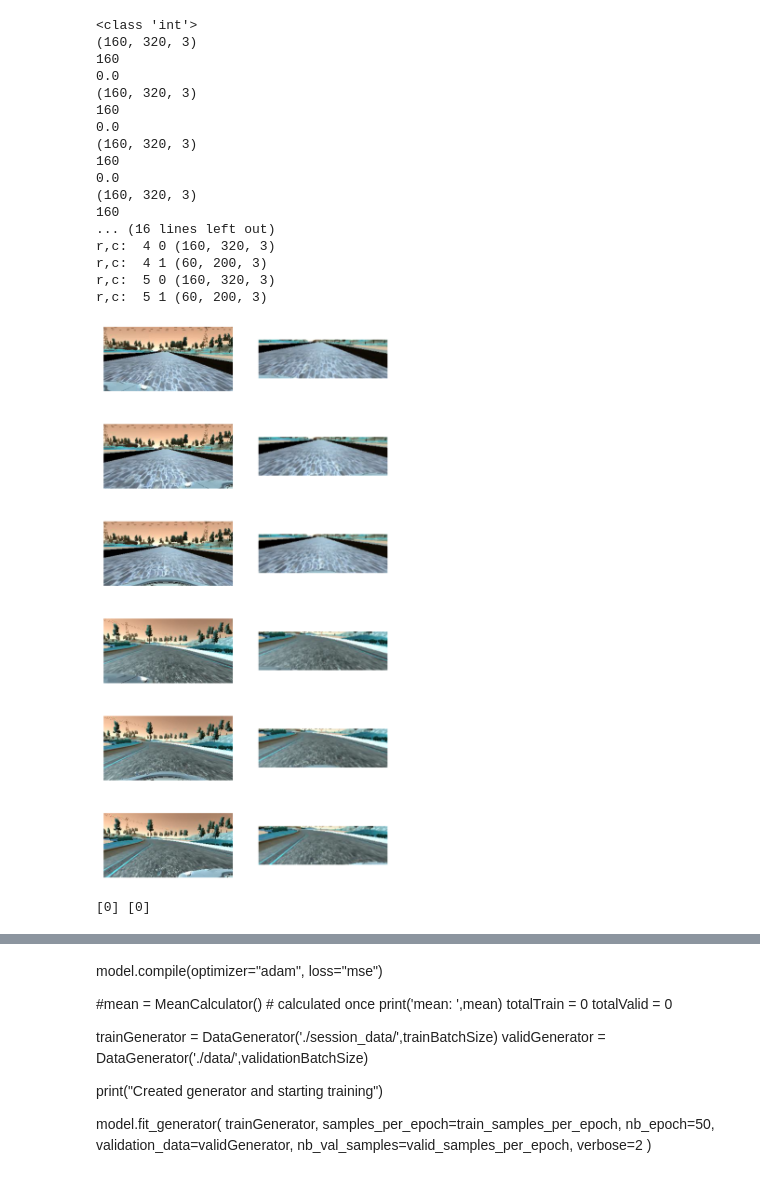
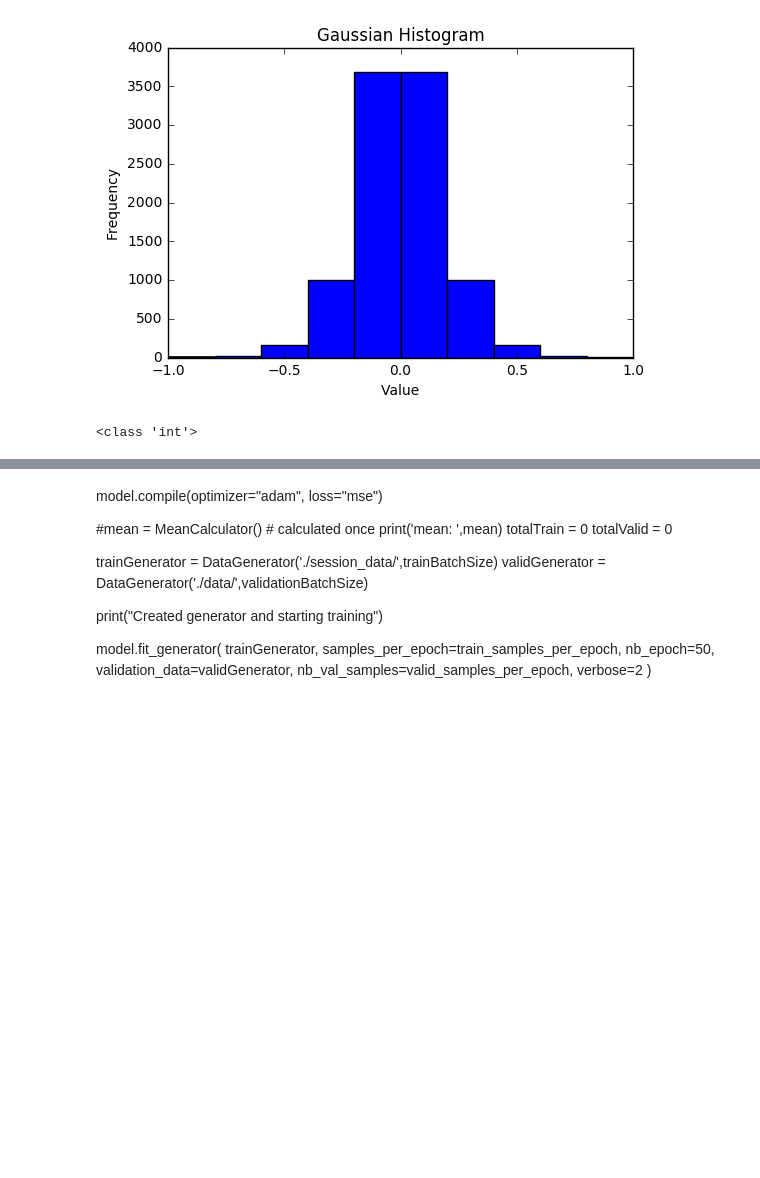
Before and after one commit to calicratis19/SDC, a Jupyter notebook: CarND-Behavior_Cloning/Behavior Cloning.ipynb, the cells around one changed output, grey strips where cells are left out. Saved outputs shown, nothing was run; the diff lists cells and outputs as text; code cells hidden in the pictures; blank space fills up the shorter version.

```diff
--- a/CarND-Behavior_Cloning/Behavior Cloning.ipynb
+++ b/CarND-Behavior_Cloning/Behavior Cloning.ipynb
@@ -83,8 +116,28 @@ def visualize_random_images(list_imgs):
+# %%
+import matplotlib.pyplot as plt
+import numpy as np
+
+#import plotly.plotly as py
+# Learn about API authentication here: https://plot.ly/python/getting-started
+# Find your api_key here: https://plot.ly/settings/api
+
+
+plt.hist(value)
+plt.title("Gaussian Histogram")
+plt.xlabel("Value")
+plt.ylabel("Frequency")
+
+fig = plt.gcf()
+
+#plot_url = py.plot_mpl(fig, filename='mpl-basic-histogram')
+# %% [output]
+[figure, added]
 # %%
 # visualize
 
+values = []
 
-dir = './session_data/'
+dir = './data/'
 with open(dir+'driving_log.csv', 'r') as drivingLog:
     reader = csv.reader(drivingLog)
     drivingLog = list(reader)
@@ -96,56 +149,12 @@ with open(dir+'driving_log.csv', 'r') as drivingLog:
     for row in drivingLog:
         indx = np.random.permutation(3)
         steering = float(row[3])
-        ind = ind + 1
-        for i in range(3):
-            file = row[indx[i]]
-            img = ReadAndProcessImage(dir+file)
-            img1 = img.copy()
-            img2 = img.copy()
-
-            list_imgs.append(img[0])
-            batchy.append(steering)
-
-            # Decrease Brightness
-            scale = random.uniform(.1, .5)
-            img1[:, :, :,2] = img1[:,:,:, 2] * scale
-            #list_imgs.append(img1[0])
-            batchy.append(steering)
-            #batchy.append(steering)
-
-            #Flip image
-            img2[:,] = cv2.flip(img2[0],1)
-            #list_imgs.append(img2[0])
-            #batchy.append(-steering)
-            batchy.append(-steering)
-            print(steering)
+        values.append(steering)
 
 
 
-        if(ind == 2):
-            break
-    visualize_random_images(list_imgs)
-    a = [1];
-    b = a;
-    b[:] = [x - 1 for x in b]
-    print(a,b)
+        #if(ind == 2):
+        #    break
+    #visualize_random_images(list_imgs)
 # %% [output]
 <class 'int'>
-(160, 320, 3)
-160
-0.0
-(160, 320, 3)
-160
-0.0
-(160, 320, 3)
-160
-0.0
-(160, 320, 3)
-160
-... (16 lines left out)
-r,c:  4 0 (160, 320, 3)
-r,c:  4 1 (60, 200, 3)
-r,c:  5 0 (160, 320, 3)
-r,c:  5 1 (60, 200, 3)
-[figure, removed]
-[0] [0]
```
Also changed, not shown: parts of 3 cells of this notebook, 4 other files.
